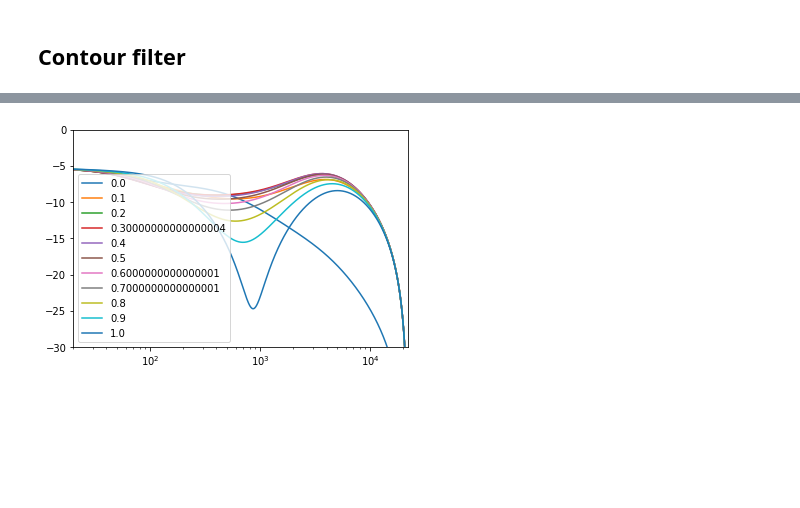
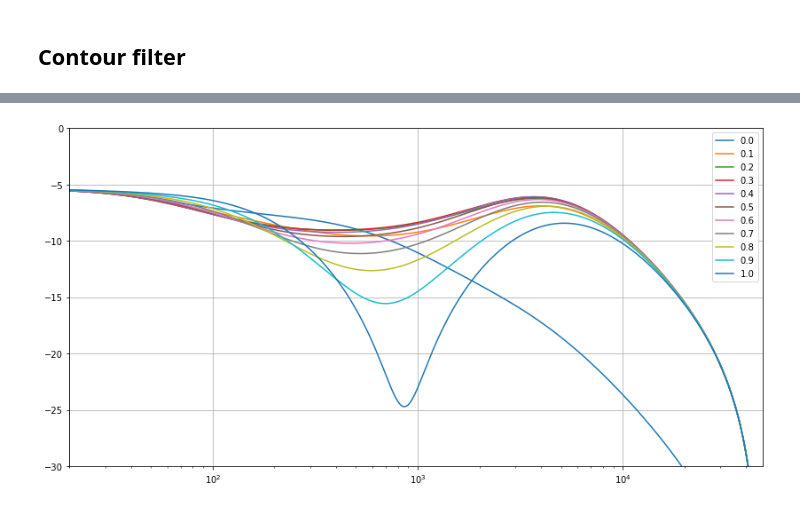
Before and after one commit to Barabas5532/valvestate_sim, a Jupyter notebook: binder/valvestate.ipynb, the cells around one changed output, grey strips where cells are left out. Cells and saved outputs as stored; diff of their text form; code cells hidden in the pictures; blank space fills up the shorter version.

```diff
--- a/binder/valvestate.ipynb
+++ b/binder/valvestate.ipynb
@@ -9,6 +9,13 @@ import matplotlib.pyplot as plt
 import csv
 import sympy
 import re
+# %%
+# Sample rate to use when plotting digital filter responses
+rate = 96000
+plt.rcParams["figure.figsize"] = (14, 7)
+plt.rcParams['axes.grid'] = True
+
+from sympy.abc import s, z, K
 # %% [markdown]
 # Filters
 
@@ -247,16 +250,7 @@ plt.show()
 #bilinear transform
 s, z, K = sympy.symbols("s z K")
 
-b0 = B[0]
-b1 = B[1]
-b2 = B[2]
-b3 = B[3]
-b4 = B[4]
-a0 = A[0]
-a1 = A[1]
-a2 = A[2]
-a3 = A[3]
-a4 = A[4]
-
-tf = (b0*s**4 + b1*s**3 + b2*s**2 + b3*s + b4)/(a0*s**4 + a1*s**3 + a2*s**2 + a3*s + a4)
-s_sub = K*(1-z**-1)/(1+z**-1)
+tf = (B[0]*s**3 + B[1]*s**2 + B[2]*s + B[3])/(A[0]*s**4 + A[1]*s**3 + A[2]*s**2 + A[3]*s + A[4])
+Bz, Az = bilinear_transform(tf)
+print_as_cpp_coefficients(Bz, "B")
+print_as_cpp_coefficients(Az, "A")
@@ -263,7 +267,0 @@ s_sub = K*(1-z**-1)/(1+z**-1)
-# %%
-z_tf = tf.subs(s, s_sub).normal().simplify().expand()
-n, d = sympy.fraction(z_tf.factor())
-n_poly = sympy.poly(n, z)
-d_poly = sympy.poly(d, z)
-Bz = n_poly.coeffs()
-Az = d_poly.coeffs()
@@ -287,22 +268,21 @@ float A4 = 3.50824760873489e-15*std::pow(K, 4)*std::pow(p, 2) - 4.18840913192565
 # %%
 tf = []
-Fs = 44.1e3
 P = np.linspace(0, 1, 11)
-k = 2*Fs
-w = np.linspace(0, 1, 100)
+k = 2*rate
+
 for pp in P:
     b = []
     a = []
     for i in range(len(Bz)):
         b.append(float(Bz[i].subs(p, pp).subs(K, k)))
         a.append(float(Az[i].subs(p, pp).subs(K, k)))
 
     tf = signal.dlti(b, a)
     w, H = signal.dfreqresp(tf)
-    plt.semilogx(w/2/np.pi*Fs, 20*np.log10(np.abs(H)), label=pp)
+    plt.semilogx(w/2/np.pi*rate, 20*np.log10(np.abs(H)), label=f"{pp:0.1f}")
 plt.legend()
 plt.ylim(-30, 0)
-plt.xlim(20, Fs/2)
+plt.xlim(20, rate/2)
 plt.show()
 # %% [output]
-[figure, old version]
+[figure, new version]
```
Also changed, not shown: parts of 18 cells of this notebook.
